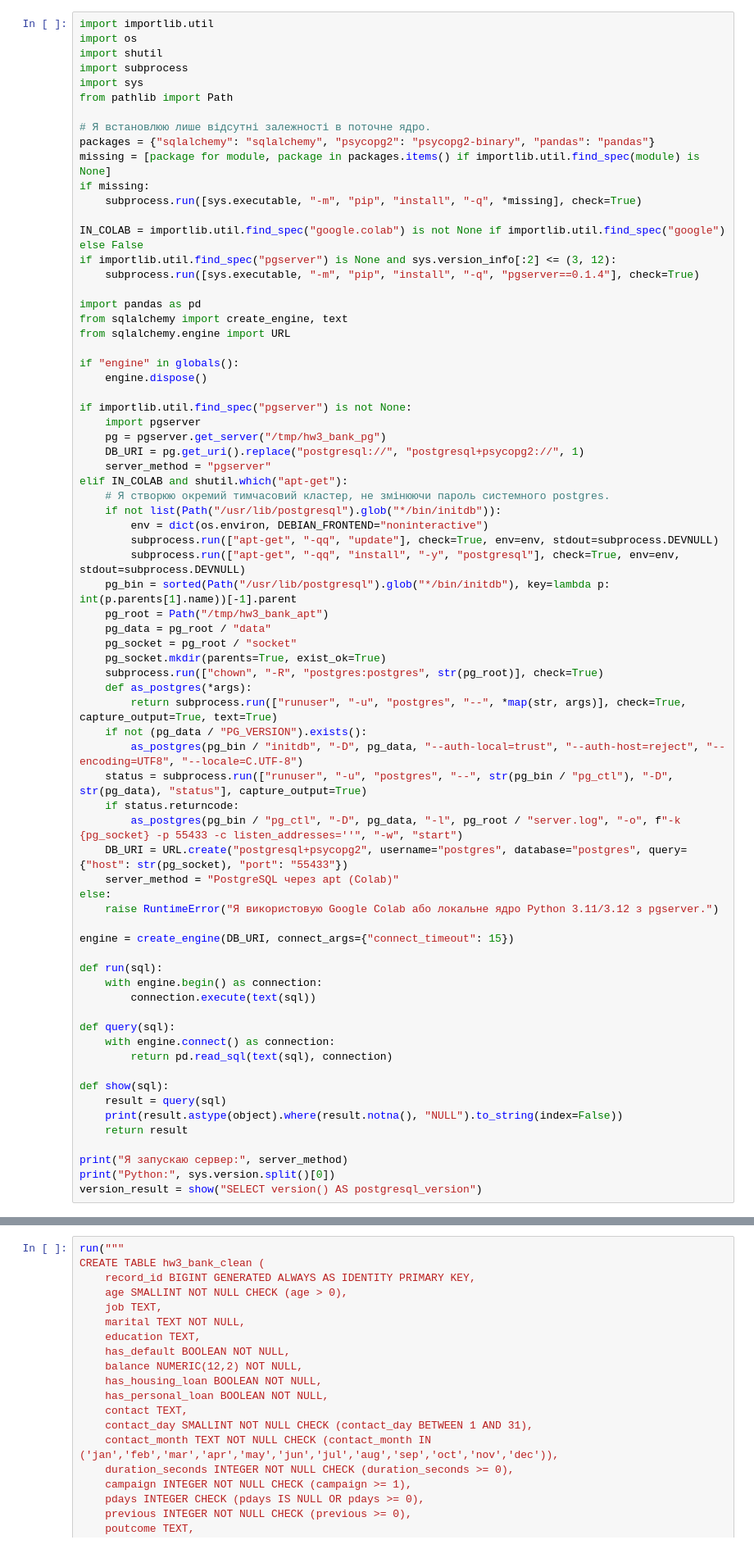
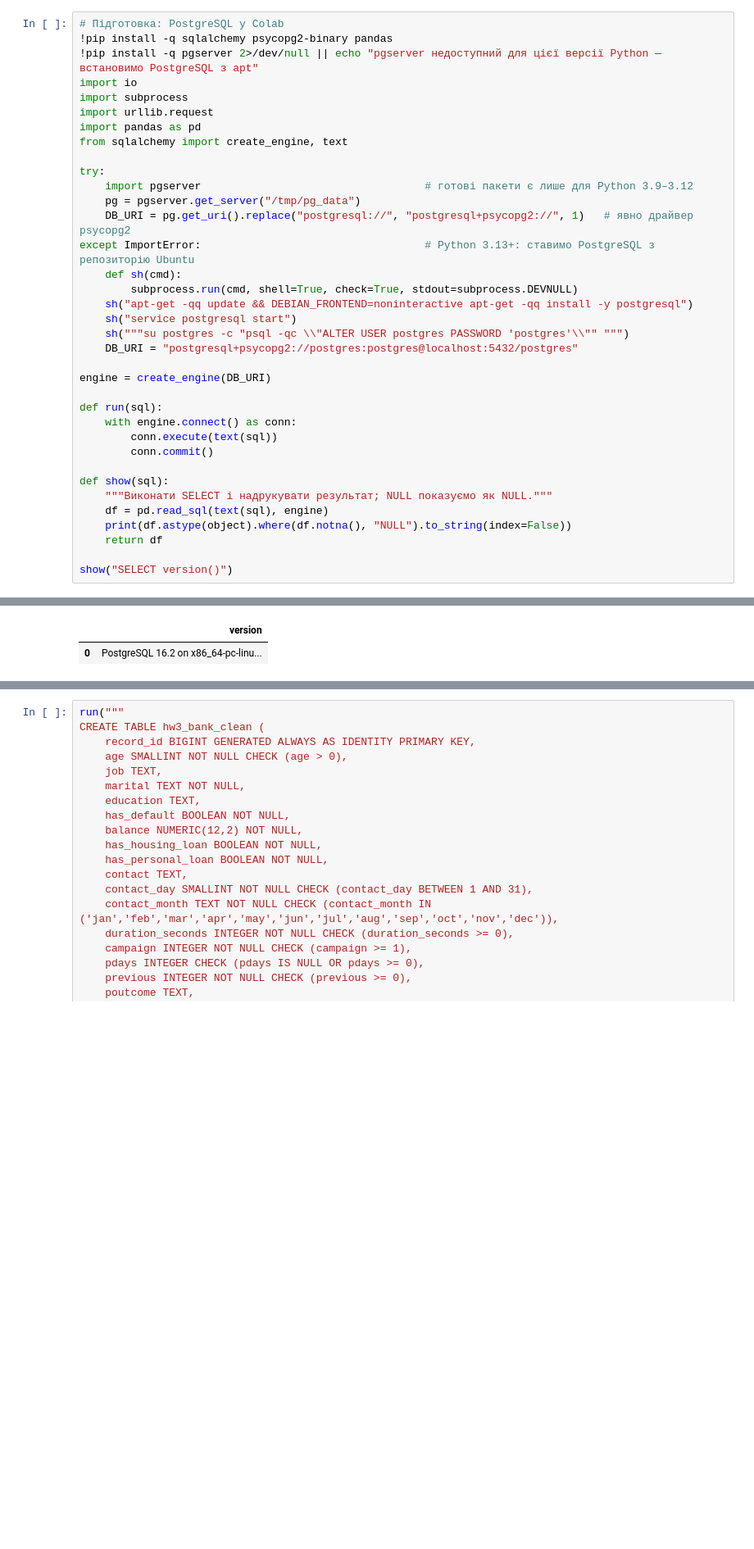
Before and after one commit to oforostianyi/goit-rdb-hw-03, a Jupyter notebook: goit-rdb-hw-03.ipynb, the cells around one changed output, grey strips where cells are left out. Shown at 82% size. Saved outputs shown, nothing was run; the diff lists cells and outputs as text; blank space fills up the shorter version.

```diff
--- a/goit-rdb-hw-03.ipynb
+++ b/goit-rdb-hw-03.ipynb
@@ -11,73 +11,37 @@
 # %%
-import importlib.util
-import os
-import shutil
+# Підготовка: PostgreSQL у Colab
+!pip install -q sqlalchemy psycopg2-binary pandas
+!pip install -q pgserver 2>/dev/null || echo "pgserver недоступний для цієї версії Python — встановимо PostgreSQL з apt"
+import io
 import subprocess
-import sys
-from pathlib import Path
-
-# Я встановлюю лише відсутні залежності в поточне ядро.
-packages = {"sqlalchemy": "sqlalchemy", "psycopg2": "psycopg2-binary", "pandas": "pandas"}
-missing = [package for module, package in packages.items() if importlib.util.find_spec(module) is None]
-if missing:
-    subprocess.run([sys.executable, "-m", "pip", "install", "-q", *missing], check=True)
-
-IN_COLAB = importlib.util.find_spec("google.colab") is not None if importlib.util.find_spec("google") else False
-if importlib.util.find_spec("pgserver") is None and sys.version_info[:2] <= (3, 12):
-    subprocess.run([sys.executable, "-m", "pip", "install", "-q", "pgserver==0.1.4"], check=True)
-
+import urllib.request
 import pandas as pd
 from sqlalchemy import create_engine, text
-from sqlalchemy.engine import URL
 
-if "engine" in globals():
-    engine.dispose()
+try:
+    import pgserver                                   # готові пакети є лише для Python 3.9–3.12
+    pg = pgserver.get_server("/tmp/pg_data")
+    DB_URI = pg.get_uri().replace("postgresql://", "postgresql+psycopg2://", 1)   # явно драйвер psycopg2
+except ImportError:                                   # Python 3.13+: ставимо PostgreSQL з репозиторію Ubuntu
+    def sh(cmd):
+        subprocess.run(cmd, shell=True, check=True, stdout=subprocess.DEVNULL)
+    sh("apt-get -qq update && DEBIAN_FRONTEND=noninteractive apt-get -qq install -y postgresql")
+    sh("service postgresql start")
+    sh("""su postgres -c "psql -qc \\"ALTER USER postgres PASSWORD 'postgres'\\"" """)
+    DB_URI = "postgresql+psycopg2://postgres:postgres@localhost:5432/postgres"
 
-if importlib.util.find_spec("pgserver") is not None:
-    import pgserver
-    pg = pgserver.get_server("/tmp/hw3_bank_pg")
-    DB_URI = pg.get_uri().replace("postgresql://", "postgresql+psycopg2://", 1)
-    server_method = "pgserver"
-elif IN_COLAB and shutil.which("apt-get"):
-    # Я створюю окремий тимчасовий кластер, не змінюючи пароль системного postgres.
-    if not list(Path("/usr/lib/postgresql").glob("*/bin/initdb")):
-        env = dict(os.environ, DEBIAN_FRONTEND="noninteractive")
-        subprocess.run(["apt-get", "-qq", "update"], check=True, env=env, stdout=subprocess.DEVNULL)
-        subprocess.run(["apt-get", "-qq", "install", "-y", "postgresql"], check=True, env=env, stdout=subprocess.DEVNULL)
-    pg_bin = sorted(Path("/usr/lib/postgresql").glob("*/bin/initdb"), key=lambda p: int(p.parents[1].name))[-1].parent
-    pg_root = Path("/tmp/hw3_bank_apt")
-    pg_data = pg_root / "data"
-    pg_socket = pg_root / "socket"
-    pg_socket.mkdir(parents=True, exist_ok=True)
-    subprocess.run(["chown", "-R", "postgres:postgres", str(pg_root)], check=True)
-    def as_postgres(*args):
-        return subprocess.run(["runuser", "-u", "postgres", "--", *map(str, args)], check=True, capture_output=True, text=True)
-    if not (pg_data / "PG_VERSION").exists():
-        as_postgres(pg_bin / "initdb", "-D", pg_data, "--auth-local=trust", "--auth-host=reject", "--encoding=UTF8", "--locale=C.UTF-8")
-    status = subprocess.run(["runuser", "-u", "postgres", "--", str(pg_bin / "pg_ctl"), "-D", str(pg_data), "status"], capture_output=True)
-    if status.returncode:
-        as_postgres(pg_bin / "pg_ctl", "-D", pg_data, "-l", pg_root / "server.log", "-o", f"-k {pg_socket} -p 55433 -c listen_addresses=''", "-w", "start")
-    DB_URI = URL.create("postgresql+psycopg2", username="postgres", database="postgres", query={"host": str(pg_socket), "port": "55433"})
-    server_method = "PostgreSQL через apt (Colab)"
-else:
-    raise RuntimeError("Я використовую Google Colab або локальне ядро Python 3.11/3.12 з pgserver.")
-
-engine = create_engine(DB_URI, connect_args={"connect_timeout": 15})
+engine = create_engine(DB_URI)
 
 def run(sql):
-    with engine.begin() as connection:
-        connection.execute(text(sql))
-
-def query(sql):
-    with engine.connect() as connection:
-        return pd.read_sql(text(sql), connection)
+    with engine.connect() as conn:
+        conn.execute(text(sql))
+        conn.commit()
 
 def show(sql):
-    result = query(sql)
-    print(result.astype(object).where(result.notna(), "NULL").to_string(index=False))
-    return result
+    """Виконати SELECT і надрукувати результат; NULL показуємо як NULL."""
+    df = pd.read_sql(text(sql), engine)
+    print(df.astype(object).where(df.notna(), "NULL").to_string(index=False))
+    return df
 
-print("Я запускаю сервер:", server_method)
-print("Python:", sys.version.split()[0])
-version_result = show("SELECT version() AS postgresql_version")
+show("SELECT version()")
 # %% [output]
@@ -88,3 +65,5 @@ PostgreSQL 16.15 (Ubuntu 16.15-0ubuntu0.24.04.1) on x86_64-pc-linux-gnu, compile
+|  | version |
+| 0 | PostgreSQL 16.2 on x86_64-pc-linu... |
 # %% [markdown]
 ## 2. Отримання даних і COPY
 
```
Also changed, not shown: parts of 33 cells of this notebook, 1 other file.
